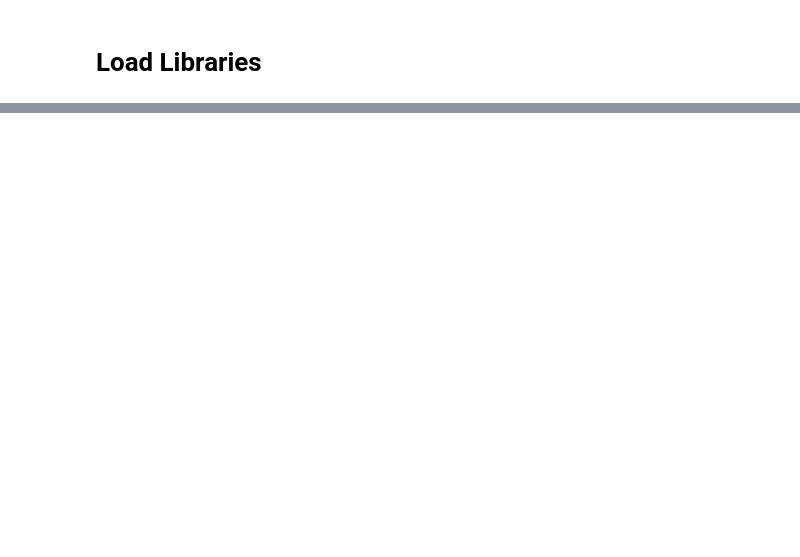
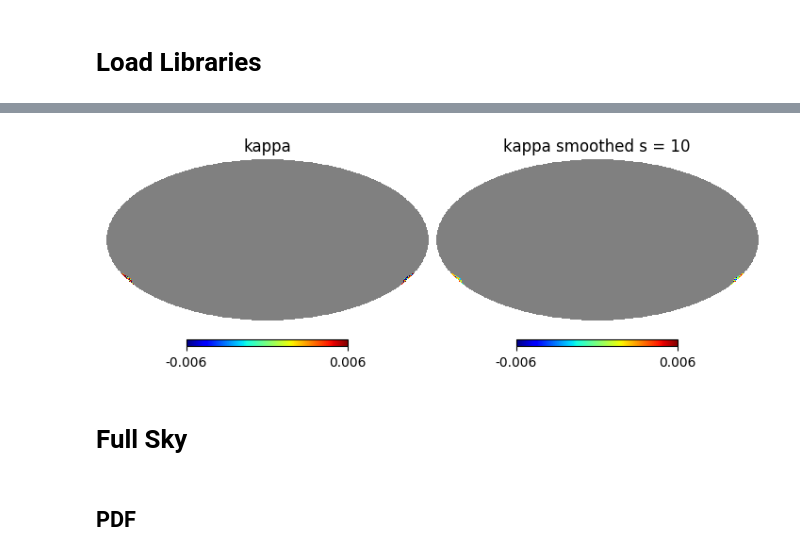
Before and after one commit to atokiwaipmu/LensingSSC, a Jupyter notebook: notebook/test.ipynb, the cells around one changed output, grey strips where cells are left out. Saved outputs shown, nothing was run; the diff lists cells and outputs as text; code cells hidden in the pictures; blank space fills up the shorter version.

```diff
--- a/notebook/test.ipynb
+++ b/notebook/test.ipynb
@@ -336,0 +44,3 @@ plt.savefig(f"{work_dir}/img/config.png", dpi=200, bbox_inches='tight', pad_inch
+# %%
+base_pix = 1024 ** 2
+pix_offset = 5 * hp.get_nside(kappa) ** 2
@@ -336,0 +49,12 @@ plt.savefig(f"{work_dir}/img/config.png", dpi=200, bbox_inches='tight', pad_inch
+# %%
+kappa_patch = kappa_nested.copy()
+kappa_patch[:pix_offset] = hp.UNSEEN
+kappa_patch[pix_offset +  base_pix:] = hp.UNSEEN
+kappa_patch = hp.reorder(kappa_patch, n2r=True)
+kappa_patch = hp.ma(kappa_patch)
+
+kappa_smoothed_patch = kappa_smoothed_nested.copy()
+kappa_smoothed_patch[:pix_offset] = hp.UNSEEN
+kappa_smoothed_patch[pix_offset + base_pix:] = hp.UNSEEN
+kappa_smoothed_patch = hp.reorder(kappa_smoothed_patch, n2r=True)
+kappa_smoothed_patch = hp.ma(kappa_smoothed_patch)
@@ -336,0 +69,11 @@ plt.savefig(f"{work_dir}/img/config.png", dpi=200, bbox_inches='tight', pad_inch
+# %%
+fig = plt.figure(figsize=(7, 4))
+hp.mollview(kappa_patch, title='kappa', sub=(1, 2, 1), min=-0.006, max=0.006, cmap='jet')
+hp.mollview(kappa_smoothed_patch, title='kappa smoothed s = 10', sub=(1, 2, 2), min=-0.006, max=0.006, cmap='jet')
+plt.show()
+# %% [output]
+[figure, added]
+# %% [markdown]
+# Full Sky
+# %% [markdown]
+## PDF
```
Also changed, not shown: parts of 54 cells of this notebook, 12 other files.
